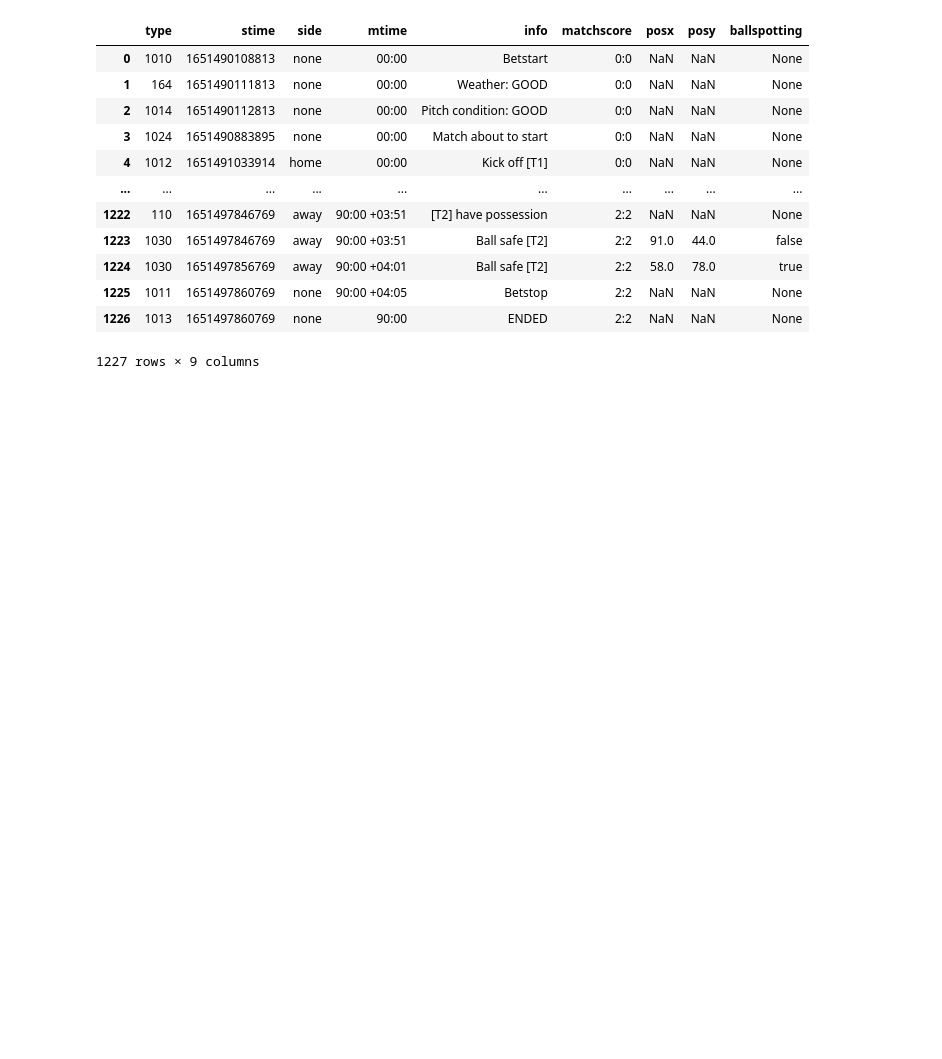
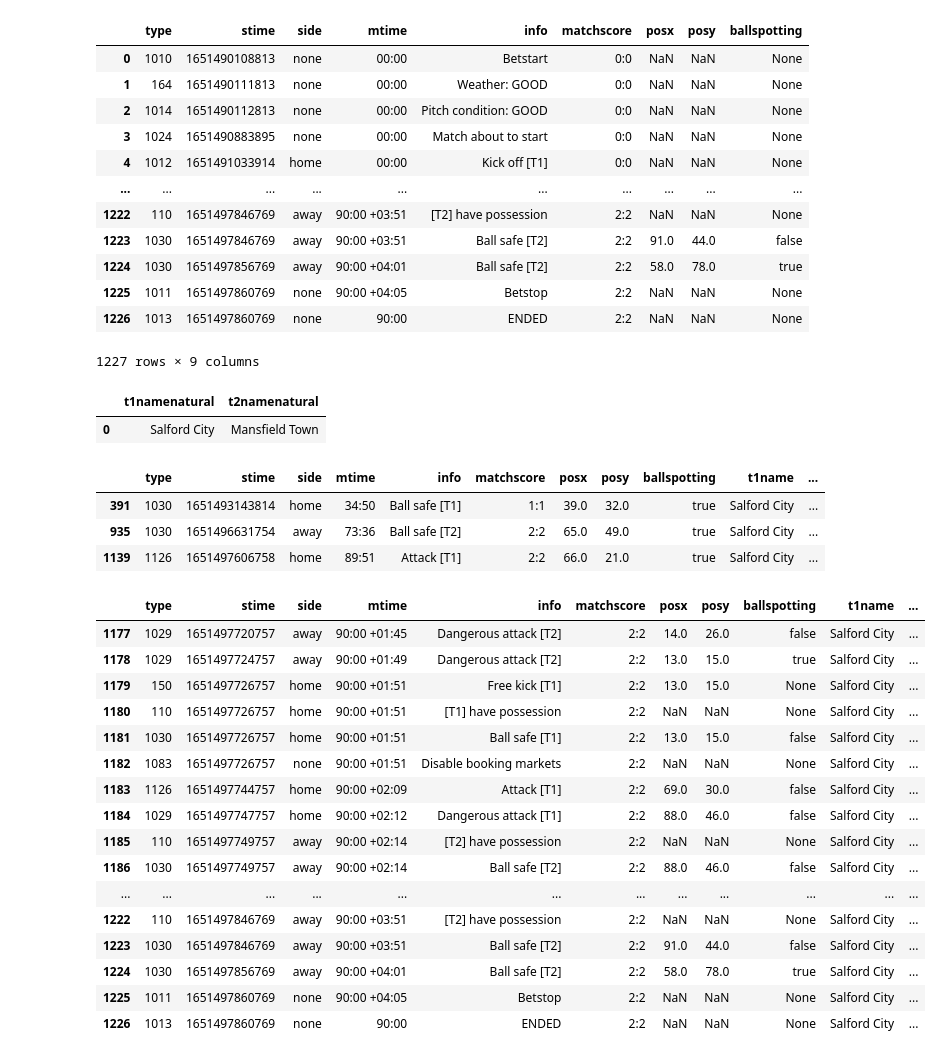
Before and after one commit to andreasaarrestad/expected-goals, a Jupyter notebook: sigurd_exploration.ipynb, the cells around one changed output. Drawn from its saved outputs; the diff is of its cells as text; code cells hidden in the pictures; blank space fills up the shorter version.

```diff
--- a/sigurd_exploration.ipynb
+++ b/sigurd_exploration.ipynb
@@ -21,3 +20,45 @@ data
 | 1225 | 1011 | 1651497860769 | none | 90:00 +04:05 | Betstop | 2:2 | NaN | NaN | None |
 | 1226 | 1013 | 1651497860769 | none | 90:00 | ENDED | 2:2 | NaN | NaN | None |
 1227 rows × 9 columns
+# %%
+parse_name = {"match": ["t1namenatural", "t2namenatural"]}
+df_name = pd.read_xml(path, iterparse = parse_name)
+df_name
+# %% [output]
+|  | t1namenatural | t2namenatural |
+| 0 | Salford City | Mansfield Town |
+# %%
+data["t1name"], data["t2name"] = df_name.iloc[0, 0], df_name.iloc[0, 1]
+data.sample(3)
+# %% [output]
+|  | type | stime | side | mtime | info | matchscore | posx | posy | ballspotting | t1name | ... |
+| 391 | 1030 | 1651493143814 | home | 34:50 | Ball safe [T1] | 1:1 | 39.0 | 32.0 | true | Salford City | ... |
+| 935 | 1030 | 1651496631754 | away | 73:36 | Ball safe [T2] | 2:2 | 65.0 | 49.0 | true | Salford City | ... |
+| 1139 | 1126 | 1651497606758 | home | 89:51 | Attack [T1] | 2:2 | 66.0 | 21.0 | true | Salford City | ... |
+# %%
+path = "./data/27870286.xml"
+parse = {"event": ["type", "stime", "side","mtime", "info", "matchscore", "posx", "posy", "ballspotting"]}
+data = pd.read_xml(path, iterparse = parse)
+parse_name = {"match": ["t1namenatural", "t2namenatural"]}
+df_name = pd.read_xml(path, iterparse = parse_name)
+data["t1name"], data["t2name"] = df_name.iloc[0, 0], df_name.iloc[0, 1]
+# %%
+data.tail(50)
+# %% [output]
+|  | type | stime | side | mtime | info | matchscore | posx | posy | ballspotting | t1name | ... |
+| 1177 | 1029 | 1651497720757 | away | 90:00 +01:45 | Dangerous attack [T2] | 2:2 | 14.0 | 26.0 | false | Salford City | ... |
+| 1178 | 1029 | 1651497724757 | away | 90:00 +01:49 | Dangerous attack [T2] | 2:2 | 13.0 | 15.0 | true | Salford City | ... |
+| 1179 | 150 | 1651497726757 | home | 90:00 +01:51 | Free kick [T1] | 2:2 | 13.0 | 15.0 | None | Salford City | ... |
+| 1180 | 110 | 1651497726757 | home | 90:00 +01:51 | [T1] have possession | 2:2 | NaN | NaN | None | Salford City | ... |
+| 1181 | 1030 | 1651497726757 | home | 90:00 +01:51 | Ball safe [T1] | 2:2 | 13.0 | 15.0 | false | Salford City | ... |
+| 1182 | 1083 | 1651497726757 | none | 90:00 +01:51 | Disable booking markets | 2:2 | NaN | NaN | None | Salford City | ... |
+| 1183 | 1126 | 1651497744757 | home | 90:00 +02:09 | Attack [T1] | 2:2 | 69.0 | 30.0 | false | Salford City | ... |
+| 1184 | 1029 | 1651497747757 | home | 90:00 +02:12 | Dangerous attack [T1] | 2:2 | 88.0 | 46.0 | false | Salford City | ... |
+| 1185 | 110 | 1651497749757 | away | 90:00 +02:14 | [T2] have possession | 2:2 | NaN | NaN | None | Salford City | ... |
+| 1186 | 1030 | 1651497749757 | away | 90:00 +02:14 | Ball safe [T2] | 2:2 | 88.0 | 46.0 | false | Salford City | ... |
+| ... | ... | ... | ... | ... | ... | ... | ... | ... | ... | ... | ... |
+| 1222 | 110 | 1651497846769 | away | 90:00 +03:51 | [T2] have possession | 2:2 | NaN | NaN | None | Salford City | ... |
+| 1223 | 1030 | 1651497846769 | away | 90:00 +03:51 | Ball safe [T2] | 2:2 | 91.0 | 44.0 | false | Salford City | ... |
+| 1224 | 1030 | 1651497856769 | away | 90:00 +04:01 | Ball safe [T2] | 2:2 | 58.0 | 78.0 | true | Salford City | ... |
+| 1225 | 1011 | 1651497860769 | none | 90:00 +04:05 | Betstop | 2:2 | NaN | NaN | None | Salford City | ... |
+| 1226 | 1013 | 1651497860769 | none | 90:00 | ENDED | 2:2 | NaN | NaN | None | Salford City | ... |
```
Also changed, not shown: parts of 2 cells of this notebook.
